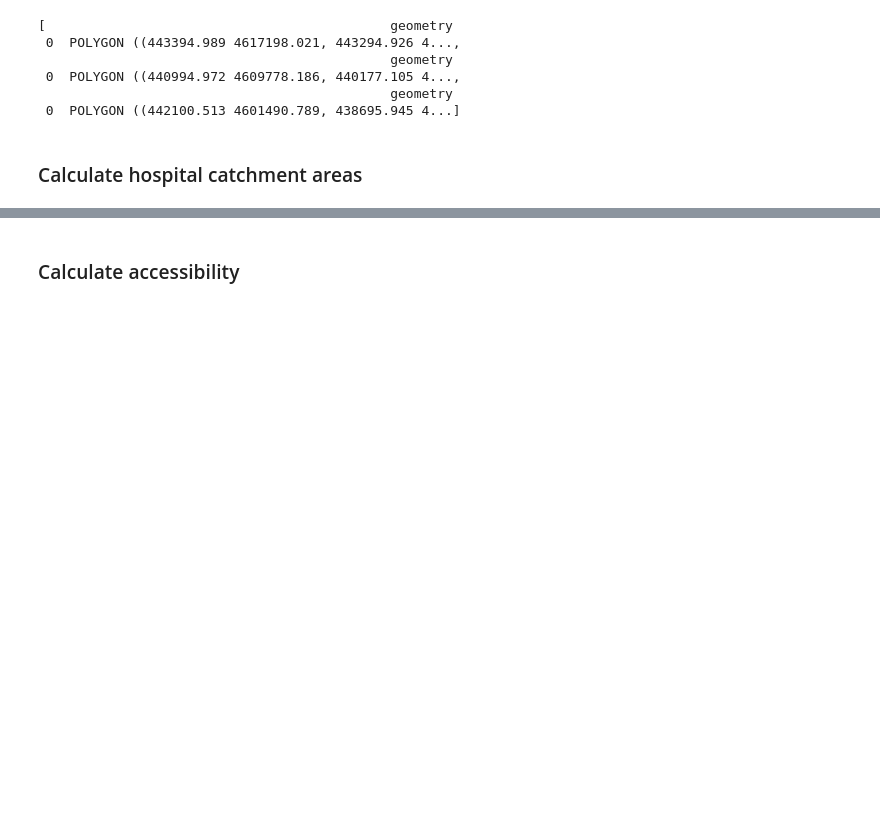
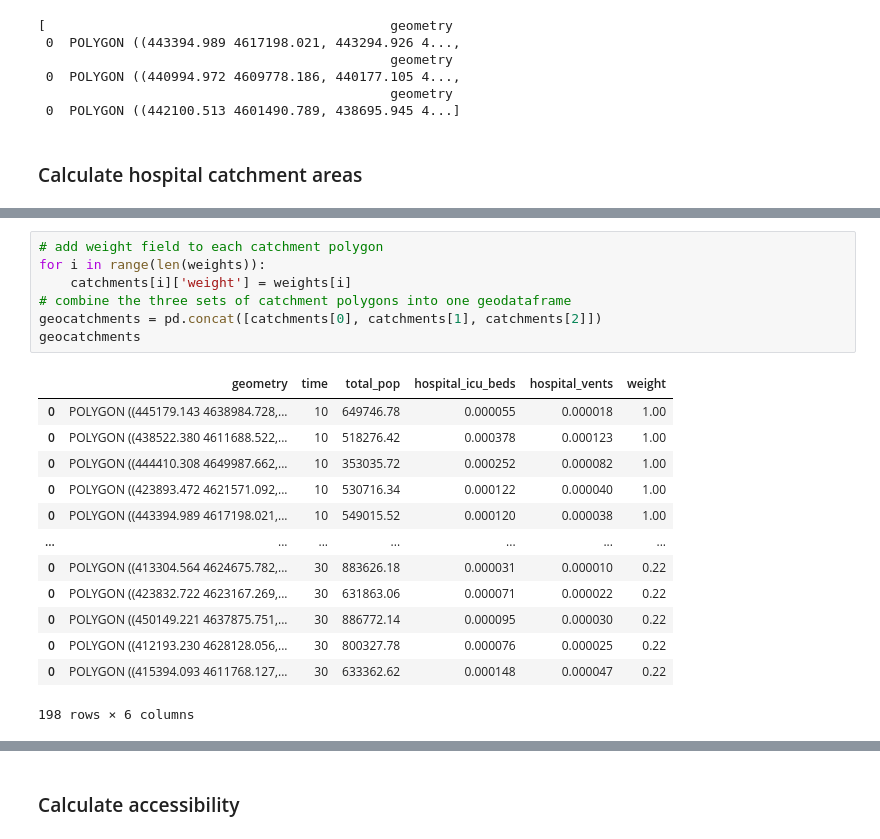
Before and after one commit to gsokolow/RPr-Kang-2020, a Jupyter notebook: procedure/code/03-COVID-19Acc-Reanalysis.ipynb, the cells around one changed output, grey strips where cells are left out. Cells and saved outputs as stored; diff of their text form; blank space fills up the shorter version.

```diff
--- a/procedure/code/03-COVID-19Acc-Reanalysis.ipynb
+++ b/procedure/code/03-COVID-19Acc-Reanalysis.ipynb
@@ -812,0 +812,21 @@ Wall time: 2min
+# %%
+# add weight field to each catchment polygon
+for i in range(len(weights)):
+    catchments[i]['weight'] = weights[i]
+# combine the three sets of catchment polygons into one geodataframe
+geocatchments = pd.concat([catchments[0], catchments[1], catchments[2]])
+geocatchments
+# %% [output]
+|  | geometry | time | total_pop | hospital_icu_beds | hospital_vents | weight |
+| 0 | POLYGON ((445179.143 4638984.728,... | 10 | 649746.78 | 0.000055 | 0.000018 | 1.00 |
+| 0 | POLYGON ((438522.380 4611688.522,... | 10 | 518276.42 | 0.000378 | 0.000123 | 1.00 |
+| 0 | POLYGON ((444410.308 4649987.662,... | 10 | 353035.72 | 0.000252 | 0.000082 | 1.00 |
+| 0 | POLYGON ((423893.472 4621571.092,... | 10 | 530716.34 | 0.000122 | 0.000040 | 1.00 |
+| 0 | POLYGON ((443394.989 4617198.021,... | 10 | 549015.52 | 0.000120 | 0.000038 | 1.00 |
+| ... | ... | ... | ... | ... | ... | ... |
+| 0 | POLYGON ((413304.564 4624675.782,... | 30 | 883626.18 | 0.000031 | 0.000010 | 0.22 |
+| 0 | POLYGON ((423832.722 4623167.269,... | 30 | 631863.06 | 0.000071 | 0.000022 | 0.22 |
+| 0 | POLYGON ((450149.221 4637875.751,... | 30 | 886772.14 | 0.000095 | 0.000030 | 0.22 |
+| 0 | POLYGON ((412193.230 4628128.056,... | 30 | 800327.78 | 0.000076 | 0.000025 | 0.22 |
+| 0 | POLYGON ((415394.093 4611768.127,... | 30 | 633362.62 | 0.000148 | 0.000047 | 0.22 |
+198 rows × 6 columns
```
Also changed, not shown: parts of 25 cells of this notebook, 6 other files.
